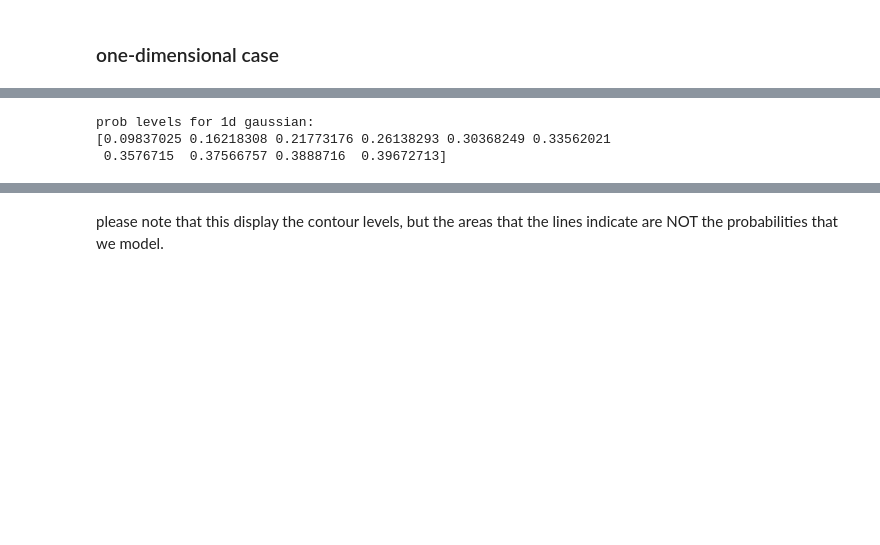
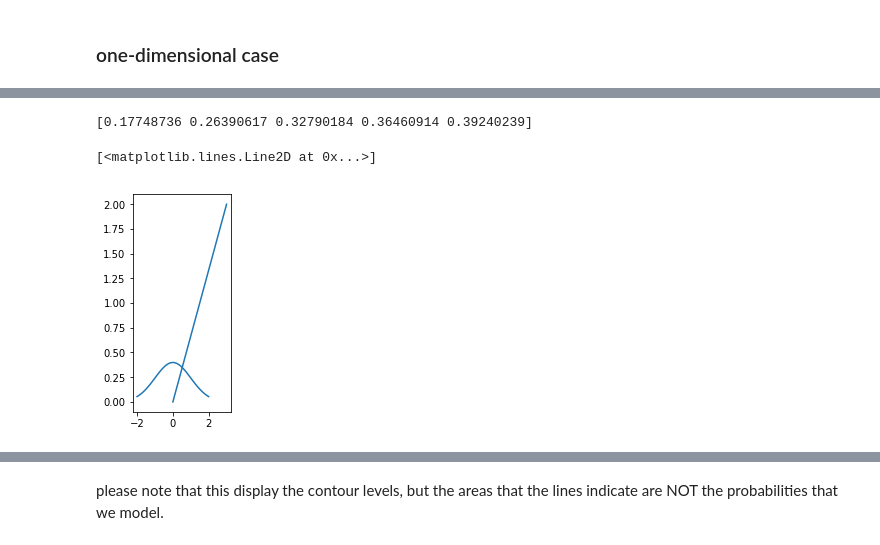
Before and after one commit to nandaloo/iso_value_selection, a Jupyter notebook: proof of concept.ipynb, the cells around one changed output, grey strips where cells are left out. Cells and saved outputs as stored; diff of their text form; code cells hidden in the pictures; blank space fills up the shorter version.

```diff
--- a/proof of concept.ipynb
+++ b/proof of concept.ipynb
@@ -171,7 +102,8 @@ def prob_contour_levels(pdf, k=3):
-# %%
-levels_prob = prob_contour_levels(df.pdf.values, 10)
-print('prob levels for 1d gaussian:\n{}'.format(levels_prob))
-# %% [output]
-prob levels for 1d gaussian:
-[0.09837025 0.16218308 0.21773176 0.26138293 0.30368249 0.33562021
- 0.3576715  0.37566757 0.3888716  0.39672713]
+# %%
+indexes = utils.normalize_to_indexes(low=[-2], high=[2], n=100, d=1)
+gp1d = examples.support_gaussian_1d(indexes)
+levels = iso_levels.equi_prob_per_level(gp1d, k=5)
+# %%
+print(levels)
+# %% [output]
+[0.17748736 0.26390617 0.32790184 0.36460914 0.39240239]
@@ -178,3 +115,15 @@ prob levels for 1d gaussian:
+# %%
+import matplotlib.lines as lines
+fig = plt.figure()
+ax = fig.add_subplot(131)
+
+# testing how to use line
+line = lines.Line2D([0, 3], [0, 2], axes=ax)
+ax.add_line(line)
+ax.plot(indexes[0], gp1d)
+# %% [output]
+[<matplotlib.lines.Line2D at 0x...>]
+[figure, added]
 # %%
 from plotly import tools
 def plot_1d(df, levels):
```
Also changed, not shown: parts of 72 cells of this notebook, 6 other files.
